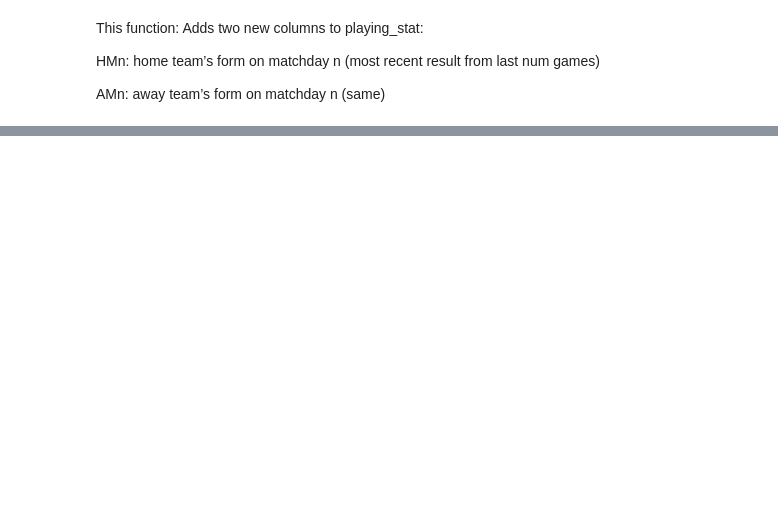
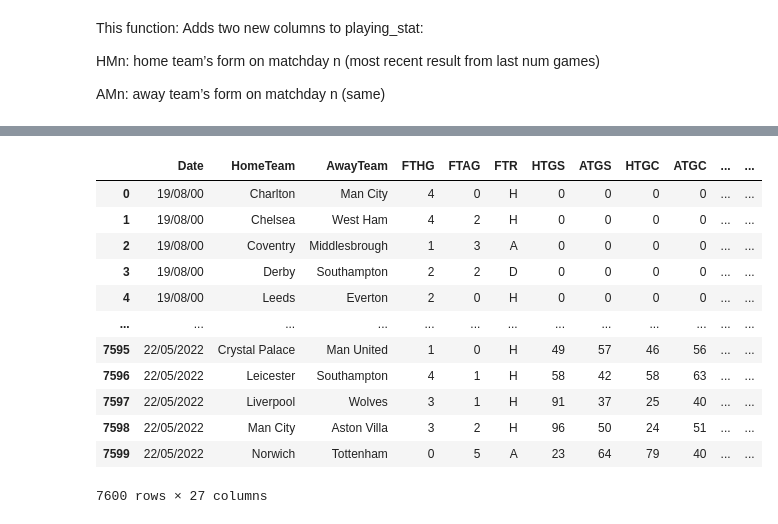
Before and after one commit to AnisBenOthman/Match-prediction, a Jupyter notebook: main.ipynb, the cells around one changed output, grey strips where cells are left out. Cells and saved outputs as stored; diff of their text form; code cells hidden in the pictures; blank space fills up the shorter version.

```diff
--- a/main.ipynb
+++ b/main.ipynb
@@ -356,0 +644,21 @@ playing_stats_1
+# %%
+playing_stats_1 = get_mw(playing_stats_1)
+playing_stats_2 = get_mw(playing_stats_2)
+playing_stats_3 = get_mw(playing_stats_3)
+playing_stats_4 = get_mw(playing_stats_4)
+playing_stats_5 = get_mw(playing_stats_5)
+playing_stats_6 = get_mw(playing_stats_6)
+playing_stats_7 = get_mw(playing_stats_7)
+playing_stats_8 = get_mw(playing_stats_8)
+playing_stats_9 = get_mw(playing_stats_9)
+playing_stats_10 = get_mw(playing_stats_10)
+playing_stats_11 = get_mw(playing_stats_11)
+playing_stats_12 = get_mw(playing_stats_12)
+playing_stats_13 = get_mw(playing_stats_13)
+playing_stats_14 = get_mw(playing_stats_14)
+playing_stats_15 = get_mw(playing_stats_15)
+playing_stats_16 = get_mw(playing_stats_16)
+playing_stats_17 = get_mw(playing_stats_17)
+playing_stats_18 = get_mw(playing_stats_18)
+playing_stats_21 = get_mw(playing_stats_21)
+playing_stats_22 = get_mw(playing_stats_22)
@@ -356,0 +667,5 @@ playing_stats_1
+# %%
+playing_stat = pd.concat([playing_stats_1, playing_stats_2, playing_stats_3, playing_stats_4, playing_stats_5, playing_stats_6,
+                        playing_stats_7, playing_stats_8, playing_stats_9, playing_stats_10, playing_stats_11, playing_stats_12,
+                        playing_stats_13, playing_stats_14, playing_stats_15, playing_stats_16, playing_stats_17, playing_stats_18
+                        , playing_stats_21, playing_stats_22], ignore_index=True)
@@ -356,0 +705,27 @@ playing_stats_1
+# %%
+def get_form_points(string):
+    sum = 0
+    for letter in string:
+        sum += get_points(letter)
+    return sum
+# %%
+playing_stat['HTFormPtsStr'] = playing_stat['HM1'] + playing_stat['HM2'] + playing_stat['HM3'] + playing_stat['HM4'] + playing_stat['HM5']
+playing_stat['ATFormPtsStr'] = playing_stat['AM1'] + playing_stat['AM2'] + playing_stat['AM3'] + playing_stat['AM4'] + playing_stat['AM5']
+
+playing_stat['HTFormPts'] = playing_stat['HTFormPtsStr'].apply(get_form_points)
+playing_stat['ATFormPts'] = playing_stat['ATFormPtsStr'].apply(get_form_points)
+playing_stat
+# %% [output]
+|  | Date | HomeTeam | AwayTeam | FTHG | FTAG | FTR | HTGS | ATGS | HTGC | ATGC | ... | ... |
+| 0 | 19/08/00 | Charlton | Man City | 4 | 0 | H | 0 | 0 | 0 | 0 | ... | ... |
+| 1 | 19/08/00 | Chelsea | West Ham | 4 | 2 | H | 0 | 0 | 0 | 0 | ... | ... |
+| 2 | 19/08/00 | Coventry | Middlesbrough | 1 | 3 | A | 0 | 0 | 0 | 0 | ... | ... |
+| 3 | 19/08/00 | Derby | Southampton | 2 | 2 | D | 0 | 0 | 0 | 0 | ... | ... |
+| 4 | 19/08/00 | Leeds | Everton | 2 | 0 | H | 0 | 0 | 0 | 0 | ... | ... |
+| ... | ... | ... | ... | ... | ... | ... | ... | ... | ... | ... | ... | ... |
+| 7595 | 22/05/2022 | Crystal Palace | Man United | 1 | 0 | H | 49 | 57 | 46 | 56 | ... | ... |
+| 7596 | 22/05/2022 | Leicester | Southampton | 4 | 1 | H | 58 | 42 | 58 | 63 | ... | ... |
+| 7597 | 22/05/2022 | Liverpool | Wolves | 3 | 1 | H | 91 | 37 | 25 | 40 | ... | ... |
+| 7598 | 22/05/2022 | Man City | Aston Villa | 3 | 2 | H | 96 | 50 | 24 | 51 | ... | ... |
+| 7599 | 22/05/2022 | Norwich | Tottenham | 0 | 5 | A | 23 | 64 | 79 | 40 | ... | ... |
+7600 rows × 27 columns
```
Also changed, not shown: parts of 30 cells of this notebook, 1 other file.
